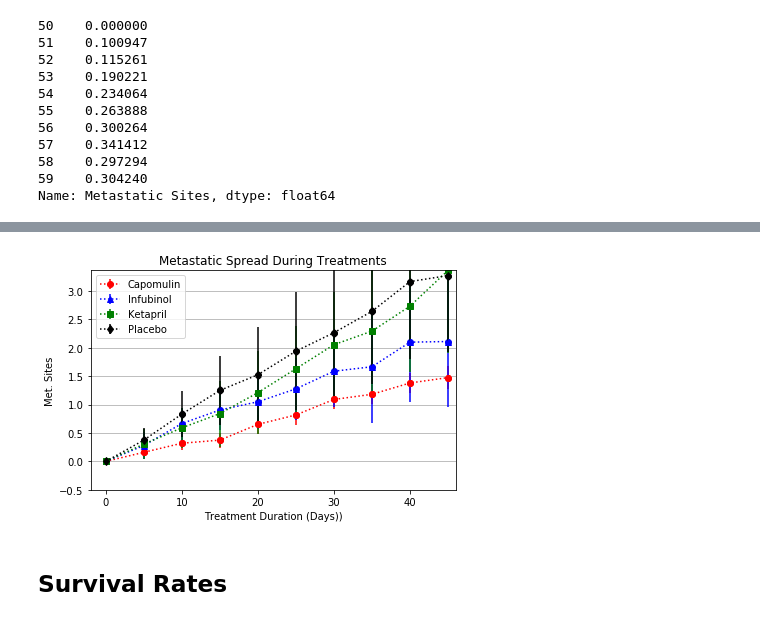
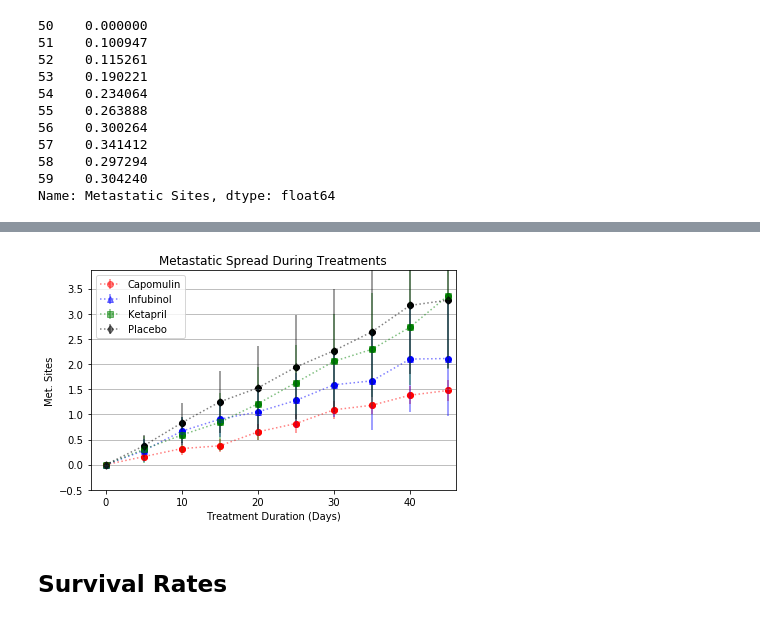
Before and after one commit to nadireag/matplotlib-challenge, a Jupyter notebook: Pymaceuticals/pymaceuticals.ipynb, the cells around one changed output, grey strips where cells are left out. Drawn from its saved outputs; the diff is of its cells as text; code cells hidden in the pictures.

```diff
--- a/Pymaceuticals/pymaceuticals.ipynb
+++ b/Pymaceuticals/pymaceuticals.ipynb
@@ -246,8 +215,8 @@ metastatic_error.head()
 |  | 20 | 0.161621 |
 # %%
 # Reset the index value to select drug columns
-metastatic_error_data = metastatic_error.reset_index()
-metastatic_error_data.head()
+metastatic_error = metastatic_error.reset_index()
+metastatic_error.head()
 # %% [output]
 |  | Drug | Timepoint | Metastatic Sites |
 | 0 | Capomulin | 0 | 0.000000 |
@@ -258,10 +227,10 @@ metastatic_error_data.head()
 # %%
 # Select error values for desired drugs
 
-metastatic_error1= metastatic_error_data.loc[(metastatic_error_data["Drug"] == "Capomulin"), "Metastatic Sites"]
-metastatic_error2= metastatic_error_data.loc[(metastatic_error_data["Drug"] == "Infubinol"), "Metastatic Sites"]
-metastatic_error3= metastatic_error_data.loc[(metastatic_error_data["Drug"] == "Ketapril"), "Metastatic Sites"]
-metastatic_error4= metastatic_error_data.loc[(metastatic_error_data["Drug"] == "Placebo"), "Metastatic Sites"]
+metastatic_error1= metastatic_error.loc[(metastatic_error["Drug"] == "Capomulin"), "Metastatic Sites"]
+metastatic_error2= metastatic_error.loc[(metastatic_error["Drug"] == "Infubinol"), "Metastatic Sites"]
+metastatic_error3= metastatic_error.loc[(metastatic_error["Drug"] == "Ketapril"), "Metastatic Sites"]
+metastatic_error4= metastatic_error.loc[(metastatic_error["Drug"] == "Placebo"), "Metastatic Sites"]
 
 metastatic_error4
 # %% [output]
@@ -291,9 +260,9 @@ metastatic_sites.head()
 | 15 | 0.375000 | 0.789474 | 0.904762 | 0.842105 | 0.857143 | 1.250000 | 0.764706 | 0.333333 | 0.782609 | ... |
 | 20 | 0.652174 | 1.111111 | 1.050000 | 1.210526 | 1.150000 | 1.526316 | 1.000000 | 0.347826 | 0.952381 | ... |
 # %%
-# Reset the index to select columns necessary for plot
-metastatic_data = metastatic_sites.reset_index()
-metastatic_data
+# Reset the index to select the necessary columns for plot
+metastatic_sites = metastatic_sites.reset_index()
+metastatic_sites.head()
 # %% [output]
 | Drug | Timepoint | Capomulin | Ceftamin | Infubinol | Ketapril | Naftisol | Placebo | Propriva | Ramicane | Stelasyn | ... |
 | 0 | 0 | 0.000000 | 0.000000 | 0.000000 | 0.000000 | 0.000000 | 0.000000 | 0.000000 | 0.000000 | 0.000000 | ... |
@@ -309,41 +273,38 @@ metastatic_data
 # %%
  #Generate the Plot (with Error Bars)
 # Create scatter plot for Capomulin values
-plt.scatter(metastatic_data["Timepoint"],metastatic_data["Capomulin"] , color = "red")
-plt.errorbar(metastatic_data["Timepoint"],metastatic_data["Capomulin"], yerr=metastatic_error1, color = "red", fmt = "o", linestyle = ":", label = "Capomulin")
+plt.scatter(metastatic_sites["Timepoint"],metastatic_sites["Capomulin"], color = "red")
+plt.errorbar(metastatic_sites["Timepoint"],metastatic_sites["Capomulin"], yerr=metastatic_error1, alpha=0.5, color="red", fmt="o", linestyle=":", label="Capomulin")
 
 # Create a scatter plot for Infubinol values
-infubinol = plt.scatter(metastatic_data["Timepoint"], metastatic_data["Infubinol"], color = "blue")
-plt.errorbar(metastatic_data["Timepoint"],metastatic_data["Infubinol"], yerr=errors2, color = "blue", fmt = "^", linestyle = ":", label = "Infubinol")
+infubinol = plt.scatter(metastatic_sites["Timepoint"], metastatic_sites["Infubinol"], color="blue")
+plt.errorbar(metastatic_sites["Timepoint"],metastatic_sites["Infubinol"], yerr=errors2, alpha=0.5, color="blue", fmt="^", linestyle=":", label="Infubinol")
 
 # Create a scatter plot for Ketapril values
-ketapril = plt.scatter(metastatic_data["Timepoint"], metastatic_data["Ketapril"], color = "blue")
-plt.errorbar(metastatic_data["Timepoint"],metastatic_data["Ketapril"], yerr=errors3, color = "green", fmt = "s", linestyle = ":", label = "Ketapril")
+ketapril = plt.scatter(metastatic_sites["Timepoint"], metastatic_sites["Ketapril"], color = "green")
+plt.errorbar(metastatic_sites["Timepoint"],metastatic_sites["Ketapril"], yerr=errors3, alpha=0.5, color ="green", fmt="s", linestyle=":", label="Ketapril")
 
 # Create a scatter plot for Placebo values
-placebo = plt.scatter(metastatic_data["Timepoint"], metastatic_data["Placebo"], color = "black")
-plt.errorbar(metastatic_data["Timepoint"],metastatic_data["Placebo"], yerr=errors4, color = "black", fmt = "d", linestyle = ":", label = "Placebo")
+placebo = plt.scatter(metastatic_sites["Timepoint"], metastatic_sites["Placebo"], color = "black")
+plt.errorbar(metastatic_sites["Timepoint"],metastatic_sites["Placebo"], yerr=errors4, alpha=0.5, color="black", fmt="d", linestyle=":", label="Placebo")
 
 # Format the plot add labels and limits
 plt.grid(axis="y")
-plt.ylim(-0.5, max(mean_metastatic["Metastatic Sites"]))
-plt.xlim(-2, max(metastatic_data["Timepoint"]) + 1)
-plt.xlabel("Treatment Duration (Days))")
+plt.ylim(-0.5, max(metastatic_mean["Metastatic Sites"]) + 0.5)
+plt.xlim(-2, max(metastatic_sites["Timepoint"]) +1)
+plt.xlabel("Treatment Duration (Days)")
 plt.ylabel("Met. Sites")
 plt.title("Metastatic Spread During Treatments")
 plt.legend(loc="upper left", fancybox=True)
 
-
-
-
 # Save the Figure
 plt.tight_layout()
-plt.savefig("Images/Spread.png")
+plt.savefig("../Images/Spread.png")
 
 # Show the Figure
 plt.show()
 # %% [output]
-[figure, old version]
+[figure, new version]
 # %% [markdown]
 ## Survival Rates
 # %%
```
Also changed, not shown: parts of 25 cells of this notebook, 6 other files.
